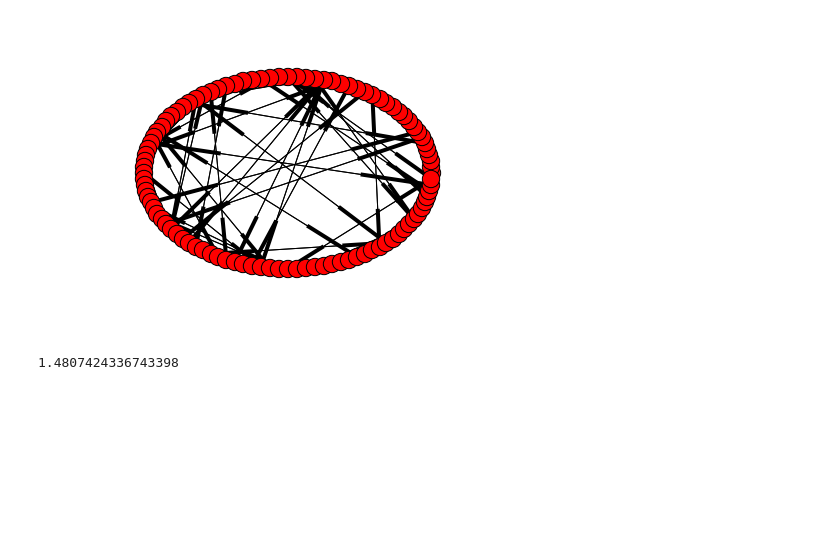
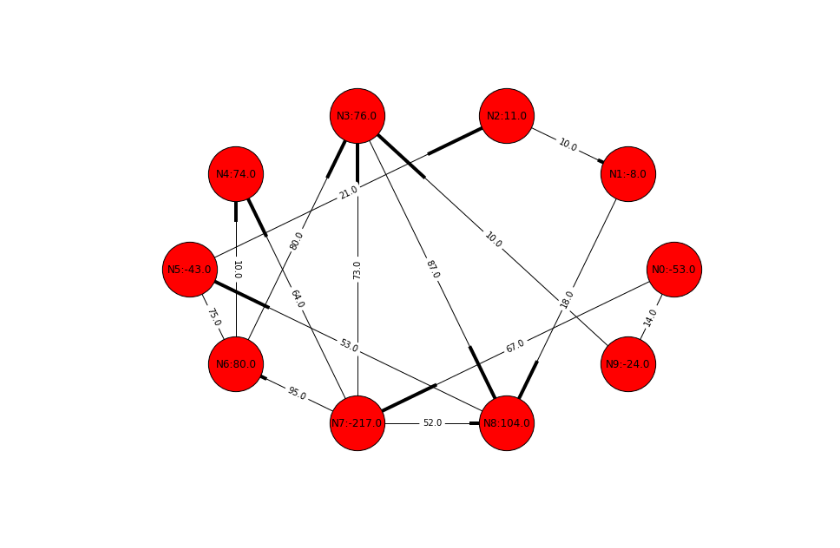
Before and after one commit to Aelphy/skoltech, a Jupyter notebook: term2/optimization_methods/project/project.ipynb, the cells around one changed output. Saved outputs shown, nothing was run; the diff lists cells and outputs as text; code cells hidden in the pictures; blank space fills up the shorter version.

```diff
--- a/term2/optimization_methods/project/project.ipynb
+++ b/term2/optimization_methods/project/project.ipynb
@@ -1,33 +1,82 @@
 # %%
 import networkx as nx
 import numpy as np
 import scipy as sp
 from scipy.sparse import rand
-from itertools import combinations
 from scipy.sparse import csr_matrix
+import matplotlib.pyplot as plt
+%matplotlib inline
 
+# generate test data
 np.random.seed(42)
 
-def generate_adj_matrix(people_number, fill_factor = 0.5):
+def generate_adj_matrix(people_number, fill_factor = 0.5, hide_negative = True):
     fill_coeff = int(people_number * fill_factor)
     adj_matrix = sp.sparse.rand(people_number,
                                 people_number,
                                 density = fill_factor,
                                 format = 'csr',
                                 random_state = np.random.randint(1))
 
     adj_matrix = adj_matrix.todense()
     adj_matrix[np.arange(people_number), np.arange(people_number)] = 0
     adj_matrix = adj_matrix - adj_matrix.T
-#     adj_matrix[adj_matrix < 0] = 0
+
+    if hide_negative:
+        adj_matrix[adj_matrix < 0] = 0
+
+    for i in range(people_number):
+        for j in range(people_number):
+            adj_matrix[i, j] = int(100 * adj_matrix[i, j])
 
     return csr_matrix(adj_matrix)
+
+
+# compute node balance
+def balance(G, i):
+    balance = 0
+
+    sparse_matrix = nx.adjacency_matrix(G)
+
+    balance += sparse_matrix[:, i].sum()
+    balance -= sparse_matrix[i, :].sum()
+
+    return balance
+
+
+def draw_graph(G, show_edges_labels = True):
+    plt.figure(figsize = (15,10))
+    plt.axis('off')
+
+    pos = nx.circular_layout(G)
+    nx.draw_networkx_nodes(G, pos, node_size = 4000)
+    nx.draw_networkx_edges(G, pos)
+
+    if show_edges_labels:
+        labels = nx.get_edge_attributes(G, 'weight')
+        nx.draw_networkx_edge_labels(G, pos, edge_labels = labels)
+
+    labels = {}
+
+    for node in G.nodes():
+        labels[node] = ':'.join(['N' + str(node), str(balance(G, node))])
+
+    nx.draw_networkx_labels(G, pos, labels = labels)
+
+
+# check solution
+def check_solution(G_orig, G_resolved):
+    for node in G_orig.nodes():
+        if balance(G_orig, node) != balance(G_resolved, node):
+            return False
+
+    return True
+
+
+people_number = 10
+data = generate_adj_matrix(people_number, 0.2, True)
+G = nx.DiGraph(data)
+
+draw_graph(G)
+# %% [output]
+[figure, added]
-# %%
-import matplotlib.pyplot as plt
-%matplotlib inline
-
-G = nx.DiGraph(generate_adj_matrix(100, 0.005))
-
-nx.draw_circular(G)
-# %% [output]
-[figure, removed]
@@ -52,4 +82,0 @@ for i in range(people_number):
-# %%
-adj_matrix[1, :].sum()
-# %% [output]
-1.4807424336743398
```
Also changed, not shown: parts of 13 cells of this notebook, 1 other file.
